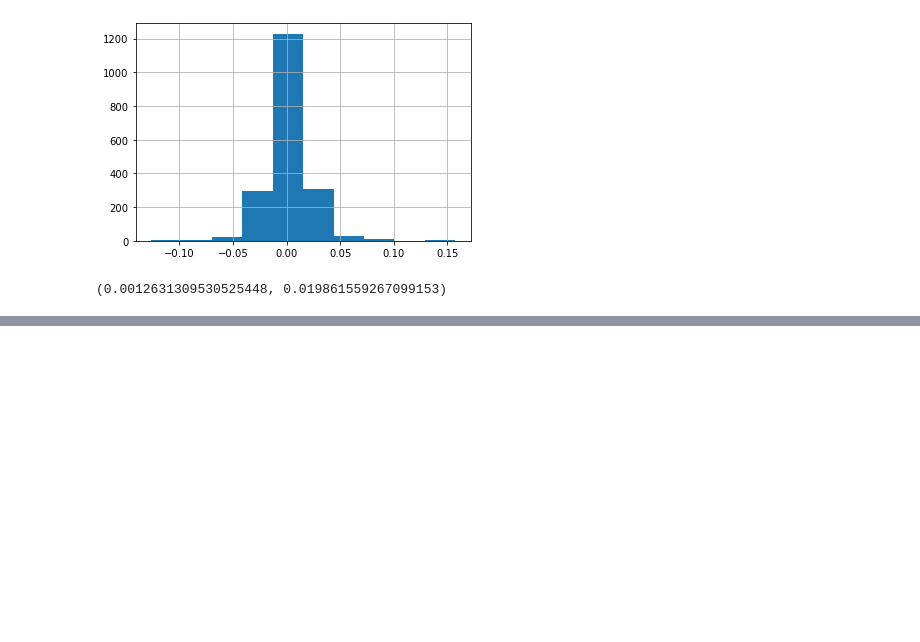
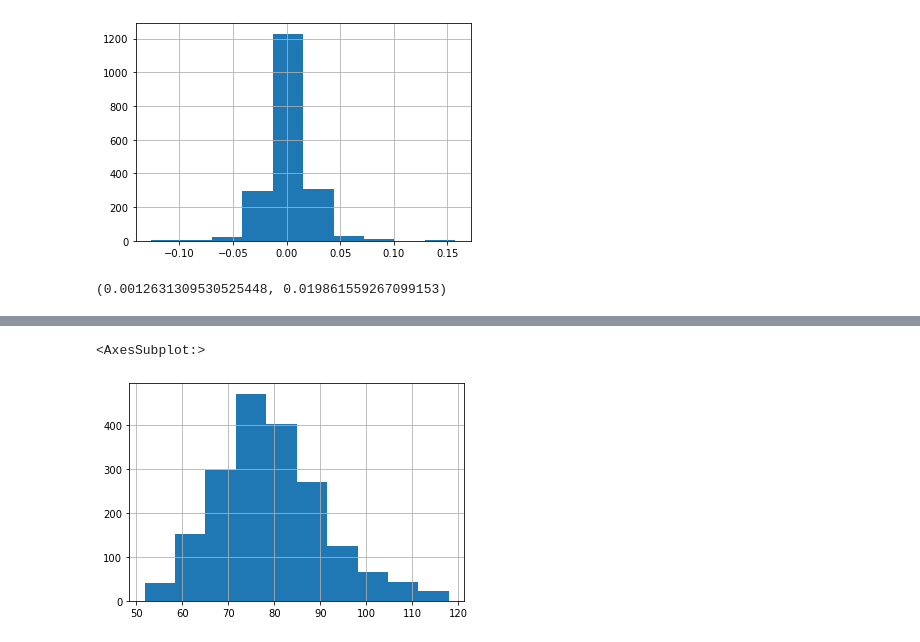
Before and after one commit to okmokm422/TIL, a Jupyter notebook: 1. Python/3. Pandas-cookbook/Chapter5.ipynb, the cells around one changed output, grey strips where cells are left out. Saved outputs shown, nothing was run; the diff lists cells and outputs as text; code cells hidden in the pictures; blank space fills up the shorter version.

```diff
--- a/1. Python/3. Pandas-cookbook/Chapter5.ipynb
+++ b/1. Python/3. Pandas-cookbook/Chapter5.ipynb
@@ -483,0 +525,3 @@ abs_z_score = amzn_daily_return.sub(mean).abs().div(std)
+# %%
+slb = pd.read_csv('Pandas-Cookbook-master/data/slb_stock.csv', index_col='Date', parse_dates=['Date'])
+slb.head()
@@ -483,0 +536,5 @@ abs_z_score = amzn_daily_return.sub(mean).abs().div(std)
+# %%
+slb.Close.hist()
+# %% [output]
+<AxesSubplot:>
+[figure, added]
```
Also changed, not shown: parts of 27 cells of this notebook, 26 other files.
